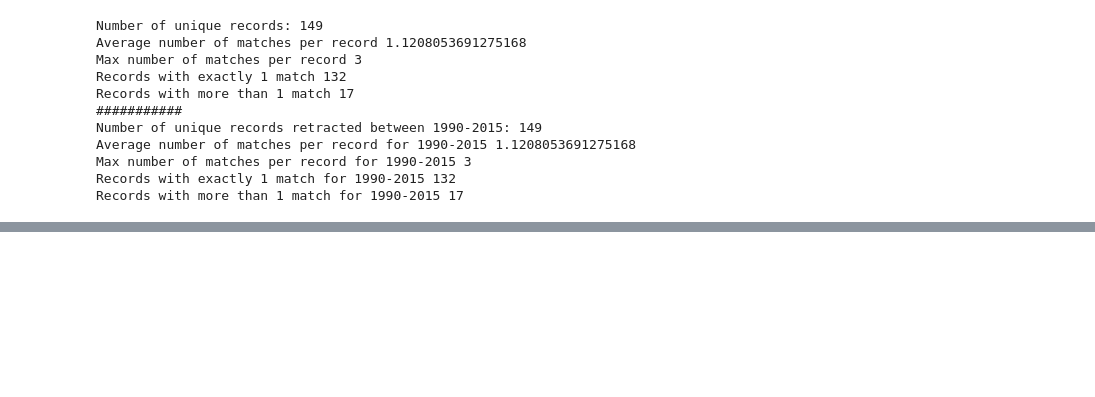
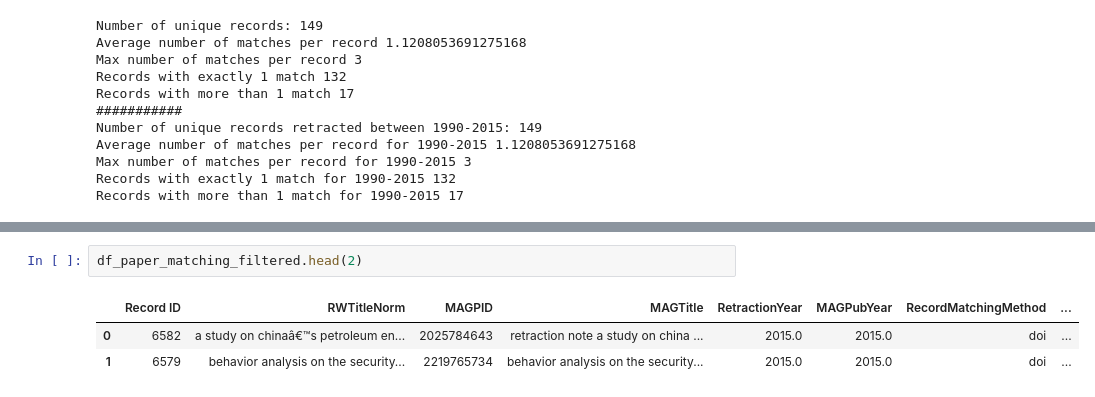
Before and after one commit to samemon/retraction_effects_on_academic_careers, a Jupyter notebook: code/preprocessing/0e.process_paper_matching.ipynb, the cells around one changed output, grey strips where cells are left out. Cells and saved outputs as stored; diff of their text form; blank space fills up the shorter version.

```diff
--- a/code/preprocessing/0e.process_paper_matching.ipynb
+++ b/code/preprocessing/0e.process_paper_matching.ipynb
@@ -500,0 +631,6 @@ The columns we are interested in are:
+# %%
+df_paper_matching_filtered.head(2)
+# %% [output]
+|  | Record ID | RWTitleNorm | MAGPID | MAGTitle | RetractionYear | MAGPubYear | RecordMatchingMethod | ... |
+| 0 | 6582 | a study on chinaâ€™s petroleum en... | 2025784643 | retraction note a study on china ... | 2015.0 | 2015.0 | doi | ... |
+| 1 | 6579 | behavior analysis on the security... | 2219765734 | behavior analysis on the security... | 2015.0 | 2015.0 | doi | ... |
```
Also changed, not shown: parts of 20 cells of this notebook.
